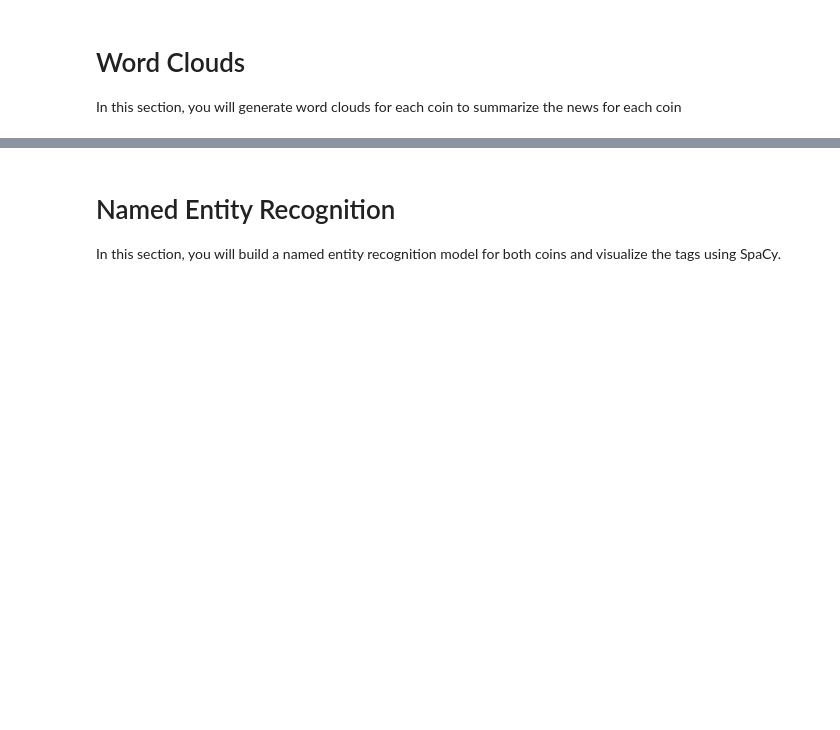
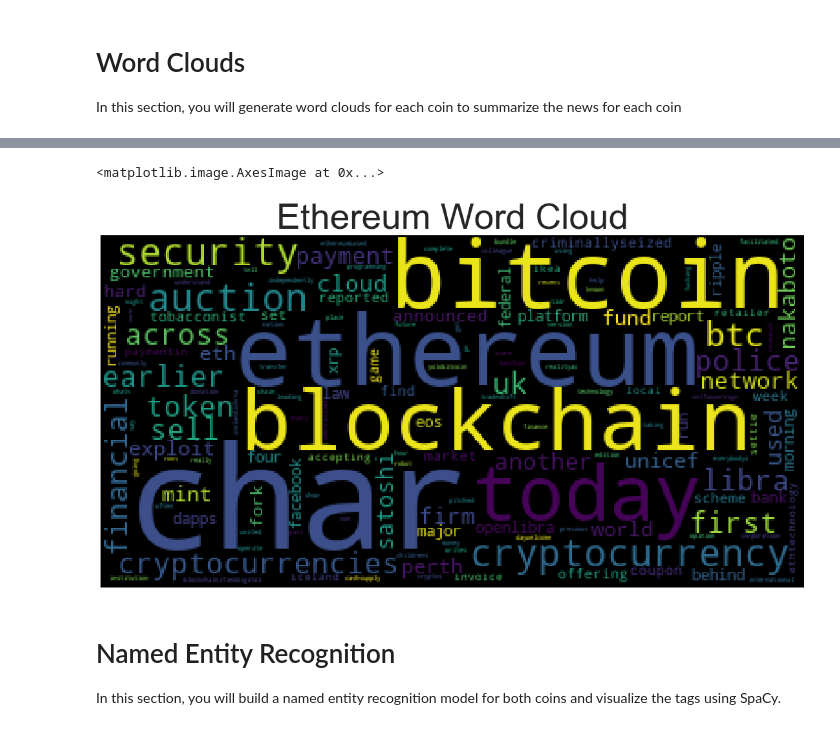
Before and after one commit to joshmiller32/Cryptocurrency_Sentiment_Analysis, a Jupyter notebook: crypto_sentiment.ipynb, the cells around one changed output, grey strips where cells are left out. Drawn from its saved outputs; the diff is of its cells as text; code cells hidden in the pictures; blank space fills up the shorter version.

```diff
--- a/crypto_sentiment.ipynb
+++ b/crypto_sentiment.ipynb
@@ -325,3 +336,14 @@ mpl.rcParams['figure.figsize'] = [20.0, 10.0]
+# %%
+# Generate the Ethereum word cloud
+token_list = big_list_maker(ethereum_df['tokens'])
+input_words = ' '.join(token_list)
+wc = WordCloud(collocations = False).generate(input_words)
+plt.axis('off')
+plt.title('Ethereum Word Cloud', fontdict = {'fontsize' : 55})
+plt.imshow(wc)
+# %% [output]
+<matplotlib.image.AxesImage at 0x...>
+[figure, added]
 # %% [markdown]
 # Named Entity Recognition
 
```
Also changed, not shown: parts of 23 cells of this notebook.
